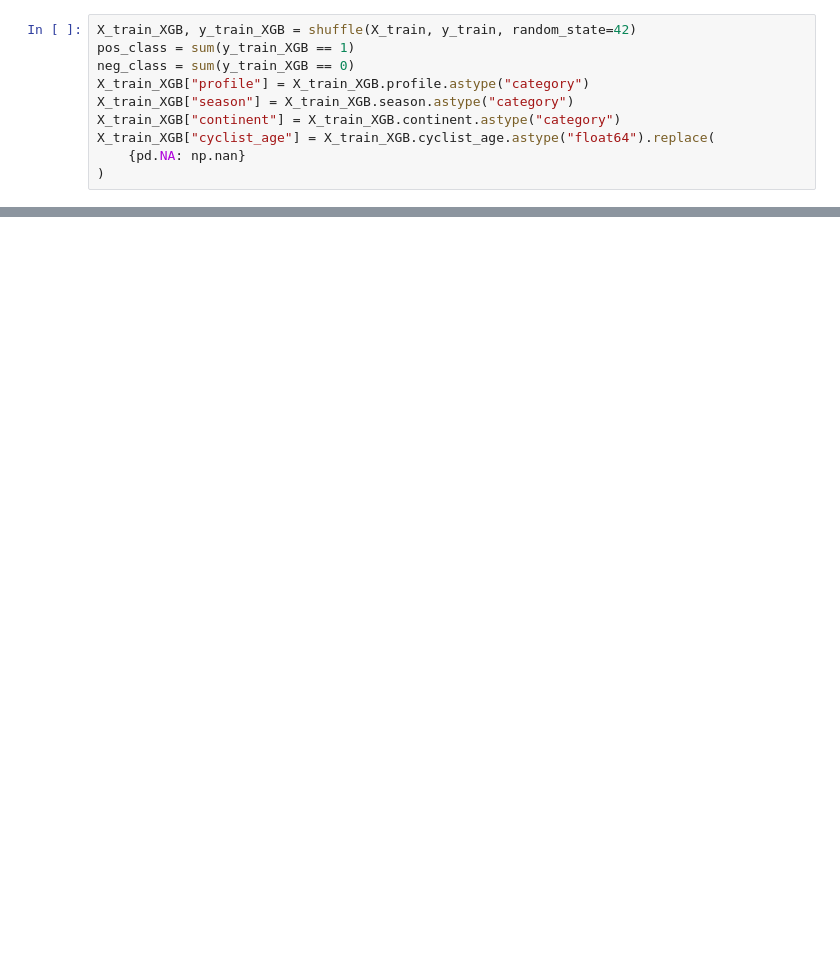
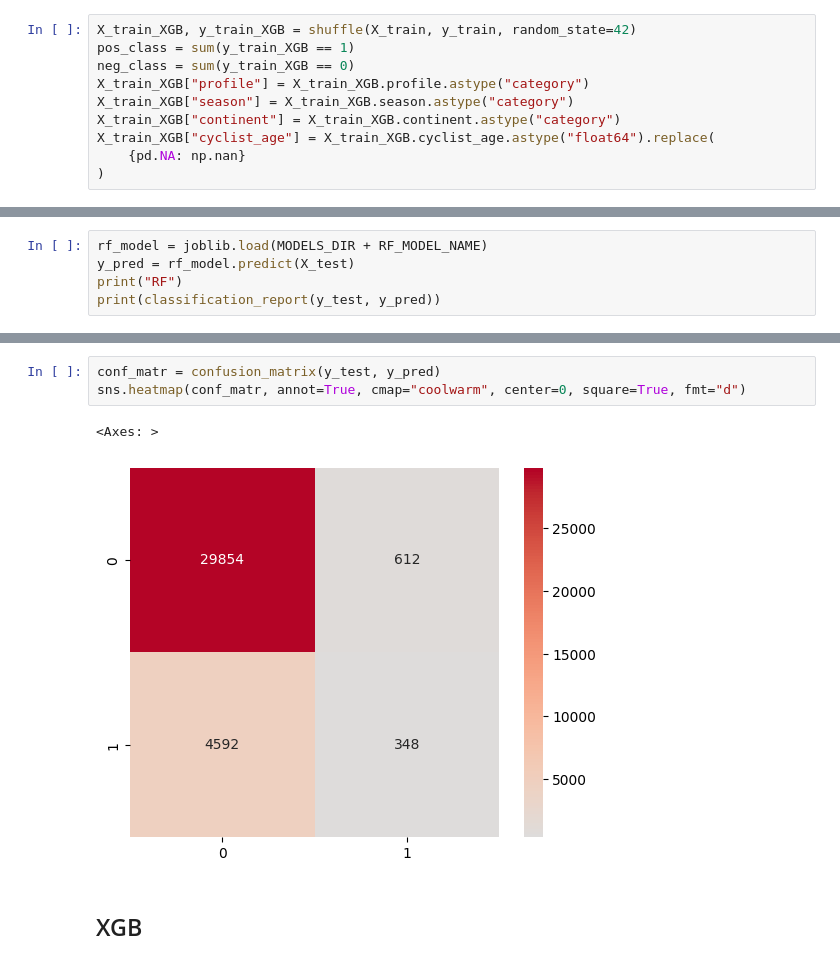
Before and after one commit to DiVitoTommaso/Cyclists-Races_Data-Mining, a Jupyter notebook: Supervised Learning.ipynb, the cells around one changed output, grey strips where cells are left out. Saved outputs shown, nothing was run; the diff lists cells and outputs as text; blank space fills up the shorter version.

```diff
--- a/Supervised Learning.ipynb
+++ b/Supervised Learning.ipynb
@@ -921,0 +921,5 @@ for i, row in res.iterrows():
+# %%
+rf_model = joblib.load(MODELS_DIR + RF_MODEL_NAME)
+y_pred = rf_model.predict(X_test)
+print("RF")
+print(classification_report(y_test, y_pred))
@@ -921,0 +936,8 @@ for i, row in res.iterrows():
+# %%
+conf_matr = confusion_matrix(y_test, y_pred)
+sns.heatmap(conf_matr, annot=True, cmap="coolwarm", center=0, square=True, fmt="d")
+# %% [output]
+<Axes: >
+[figure, added]
+# %% [markdown]
+## XGB
```
Also changed, not shown: parts of 30 cells of this notebook, 1 other file.
